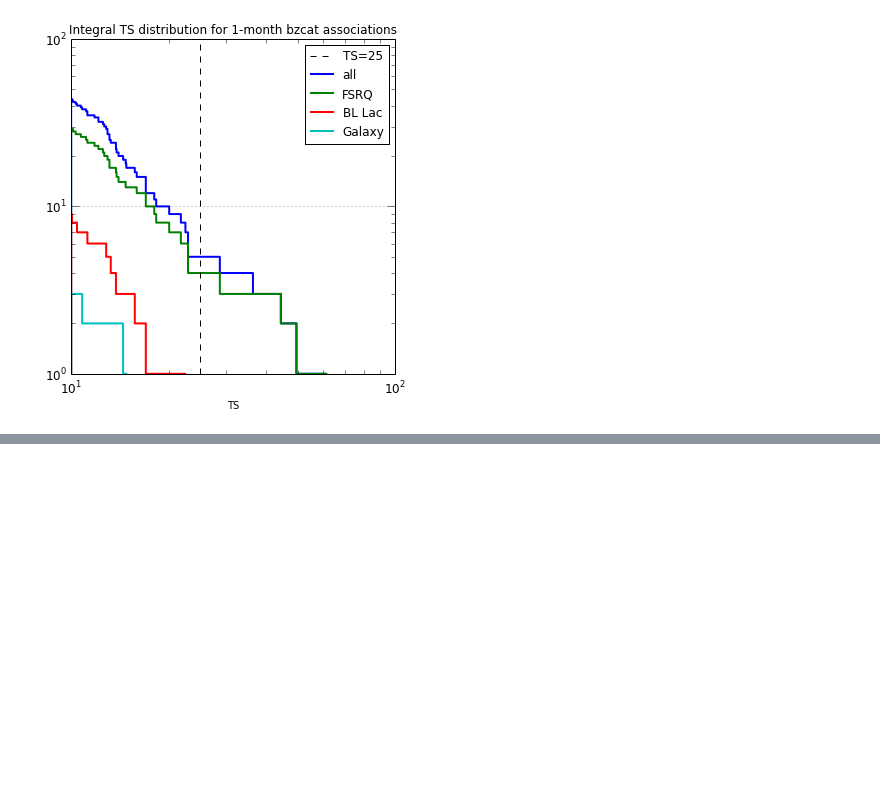
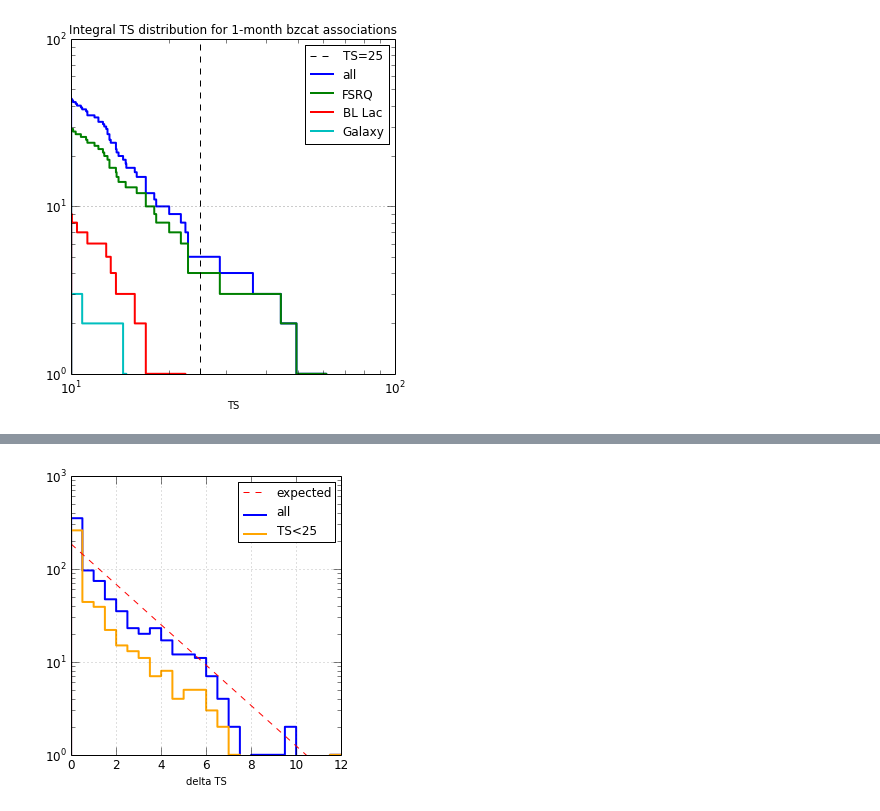
Before and after one commit to tburnett/Fermi-LAT, a Jupyter notebook: transients/BZCAT study.ipynb, the cells around one changed output, grey strips where cells are left out. Cells and saved outputs as stored; diff of their text form; code cells hidden in the pictures; blank space fills up the shorter version.

```diff
--- a/transients/BZCAT study.ipynb
+++ b/transients/BZCAT study.ipynb
@@ -158,0 +198,4 @@ for pbox in leg.get_patches():
+# %%
+a.delta_ts_figure(df=a.df[a.df.locqual<8]);
+# %% [output]
+[figure, added]
```
Also changed, not shown: parts of 7 cells of this notebook.
